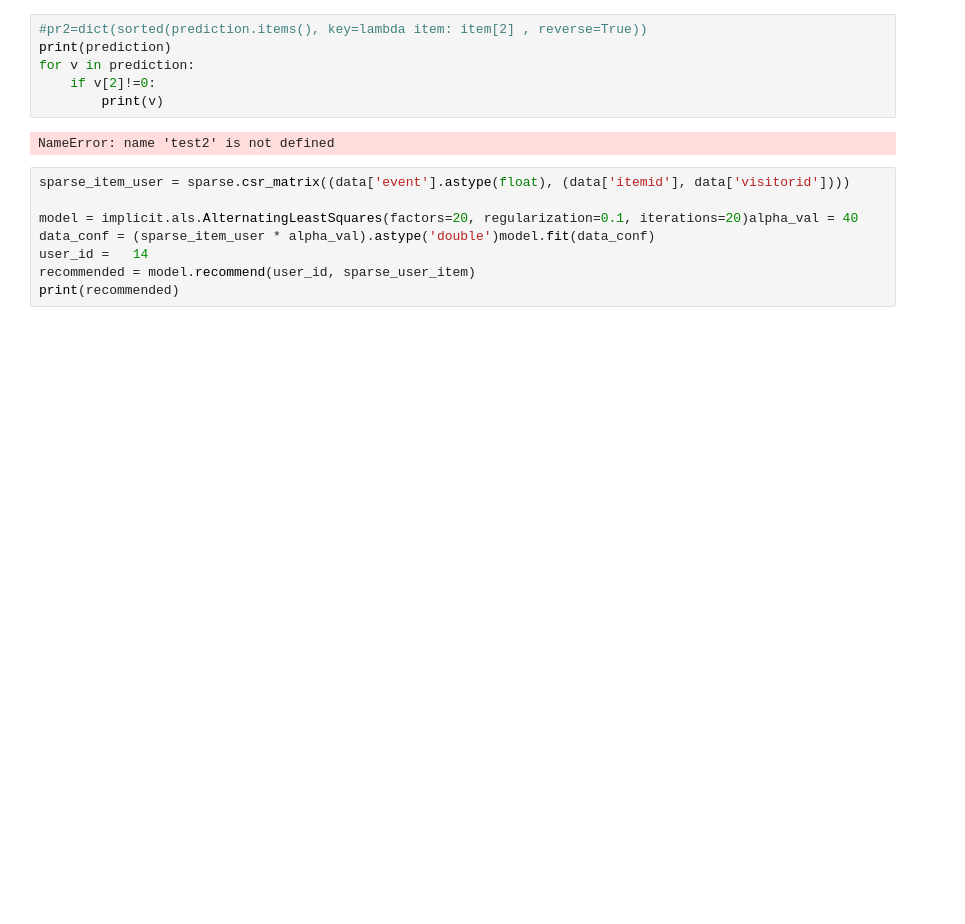
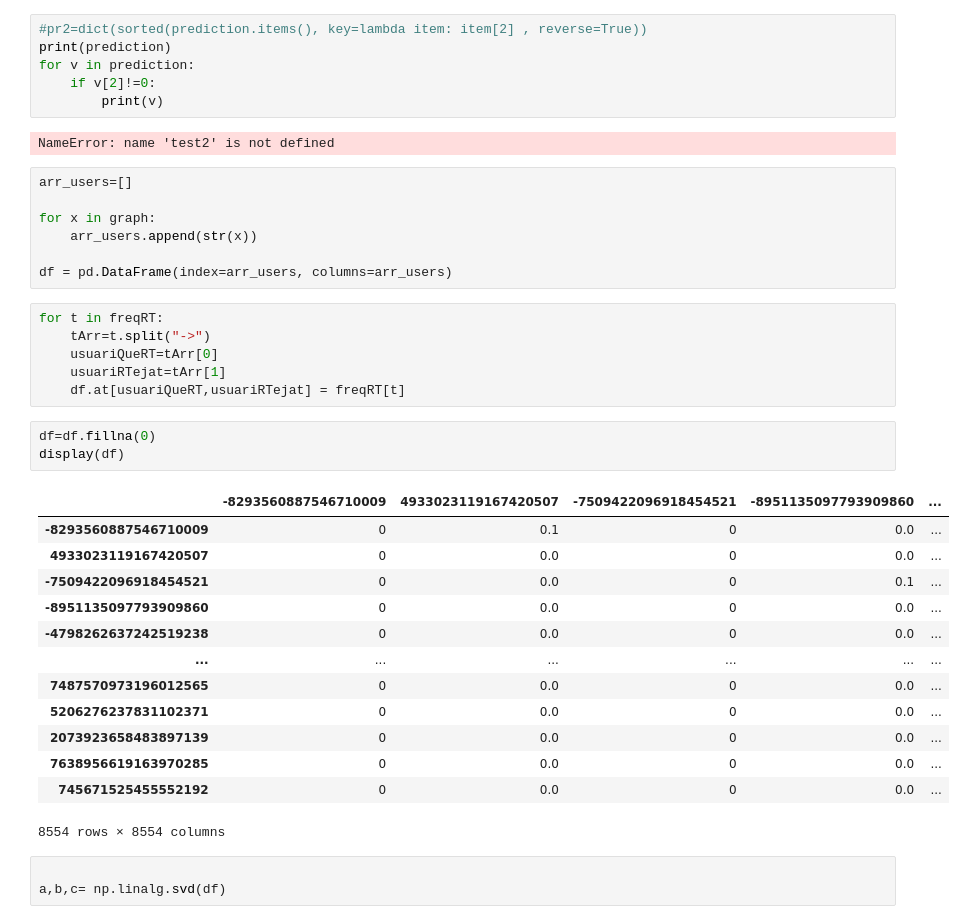
Before and after one commit to waze96/IR_WA_FinalProject, a Jupyter notebook: notebook/RQ3.ipynb, the cells around one changed output. Saved outputs shown, nothing was run; the diff lists cells and outputs as text; blank space fills up the shorter version.

```diff
--- a/notebook/RQ3.ipynb
+++ b/notebook/RQ3.ipynb
@@ -199,11 +204,36 @@ for v in prediction:
         print(v)
 # %% [output]
 NameError: name 'test2' is not defined
-# %%
-sparse_item_user = sparse.csr_matrix((data['event'].astype(float), (data['itemid'], data['visitorid'])))
-
-model = implicit.als.AlternatingLeastSquares(factors=20, regularization=0.1, iterations=20)alpha_val = 40
-data_conf = (sparse_item_user * alpha_val).astype('double')model.fit(data_conf)
-user_id =   14
-recommended = model.recommend(user_id, sparse_user_item)
-print(recommended)
+# %%
+arr_users=[]
+
+for x in graph:
+    arr_users.append(str(x))
+
+df = pd.DataFrame(index=arr_users, columns=arr_users)
+# %%
+for t in freqRT:
+    tArr=t.split("->")
+    usuariQueRT=tArr[0]
+    usuariRTejat=tArr[1]
+    df.at[usuariQueRT,usuariRTejat] = freqRT[t]
+# %%
+df=df.fillna(0)
+display(df)
+# %% [output]
+|  | -8293560887546710009 | 4933023119167420507 | -7509422096918454521 | -8951135097793909860 | ... |
+| -8293560887546710009 | 0 | 0.1 | 0 | 0.0 | ... |
+| 4933023119167420507 | 0 | 0.0 | 0 | 0.0 | ... |
+| -7509422096918454521 | 0 | 0.0 | 0 | 0.1 | ... |
+| -8951135097793909860 | 0 | 0.0 | 0 | 0.0 | ... |
+| -4798262637242519238 | 0 | 0.0 | 0 | 0.0 | ... |
+| ... | ... | ... | ... | ... | ... |
+| 7487570973196012565 | 0 | 0.0 | 0 | 0.0 | ... |
+| 5206276237831102371 | 0 | 0.0 | 0 | 0.0 | ... |
+| 2073923658483897139 | 0 | 0.0 | 0 | 0.0 | ... |
+| 7638956619163970285 | 0 | 0.0 | 0 | 0.0 | ... |
+| 745671525455552192 | 0 | 0.0 | 0 | 0.0 | ... |
+8554 rows × 8554 columns
+# %%
+
+a,b,c= np.linalg.svd(df)
```
Also changed, not shown: parts of 3 cells of this notebook.
